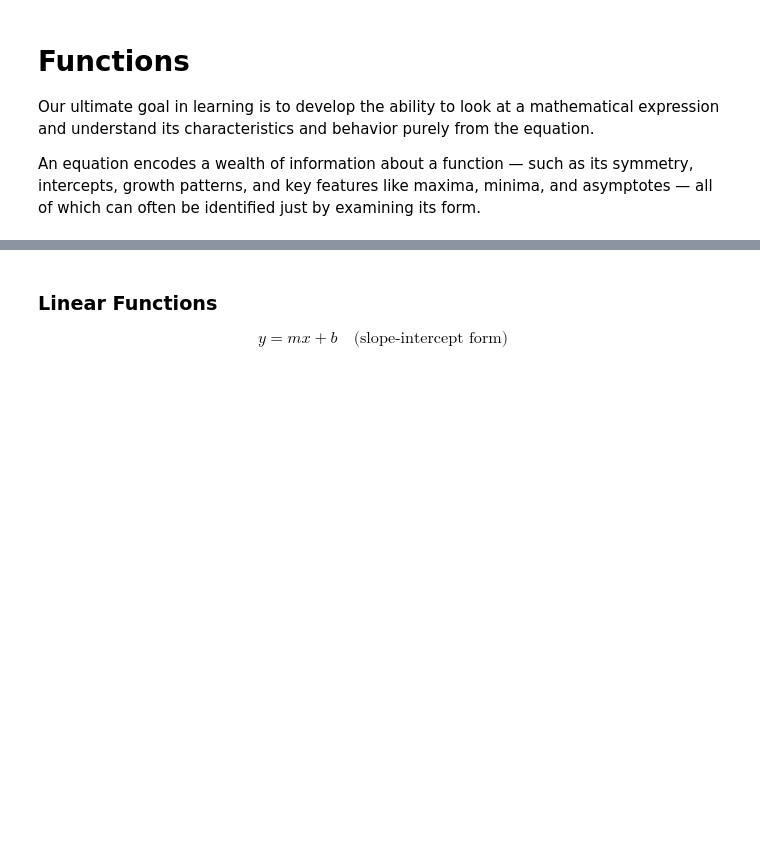
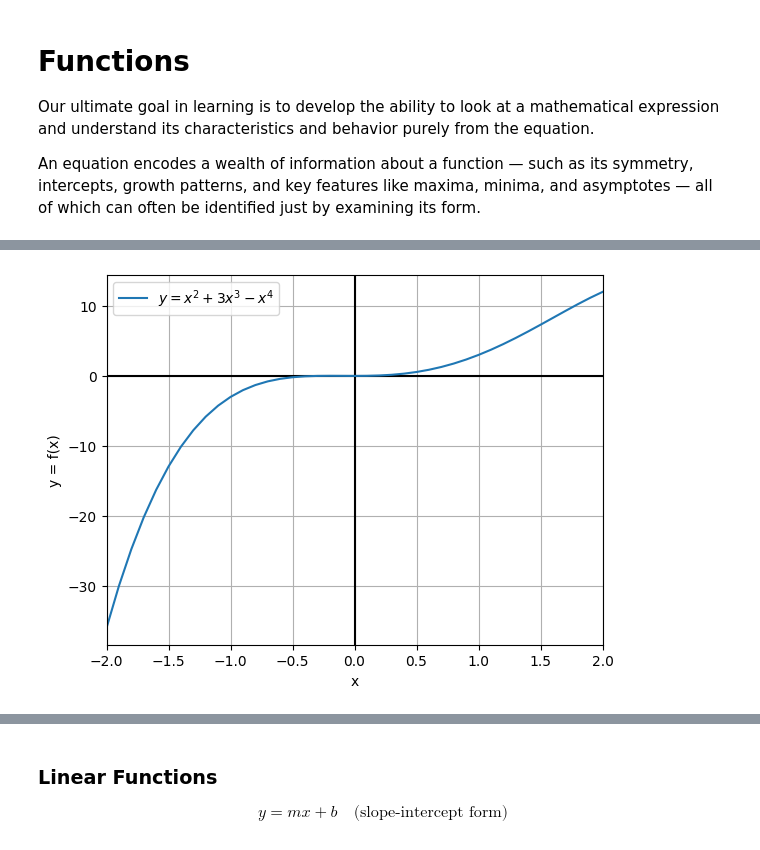
Before and after one commit to wanyingng/Calculus, a Jupyter notebook: 01-functions/functions.ipynb, the cells around one changed output, grey strips where cells are left out. Drawn from its saved outputs; the diff is of its cells as text; code cells hidden in the pictures; blank space fills up the shorter version.

Commit message:
docs: update functions

```diff
--- a/01-functions/functions.ipynb
+++ b/01-functions/functions.ipynb
@@ -59,0 +84,25 @@ If a vertical line passes through more than one point anywhere on the graph, the
+# %%
+domain = [-2, 2]
+
+# Option 1
+resolution = 0.1
+x = np.arange(domain[0], domain[1] + resolution, resolution)
+
+# Option 2
+x = np.linspace(domain[0], domain[1], 41)
+
+# Define the polynomial function
+y = x**2 + 3 * x**3 - x**4
+
+# Plot the curve
+plt.axhline(y=0, color='k')
+plt.axvline(x=0, color='k')
+plt.grid()
+plt.plot(x, y, label='$y = x^2 + 3x^3 - x^4$')
+plt.xlim(domain[0], domain[1])
+plt.xlabel('x')
+plt.ylabel('y = f(x)')
+plt.legend()
+plt.show()
+# %% [output]
+[figure, added]
```
Also changed, not shown: parts of 12 cells of this notebook.
